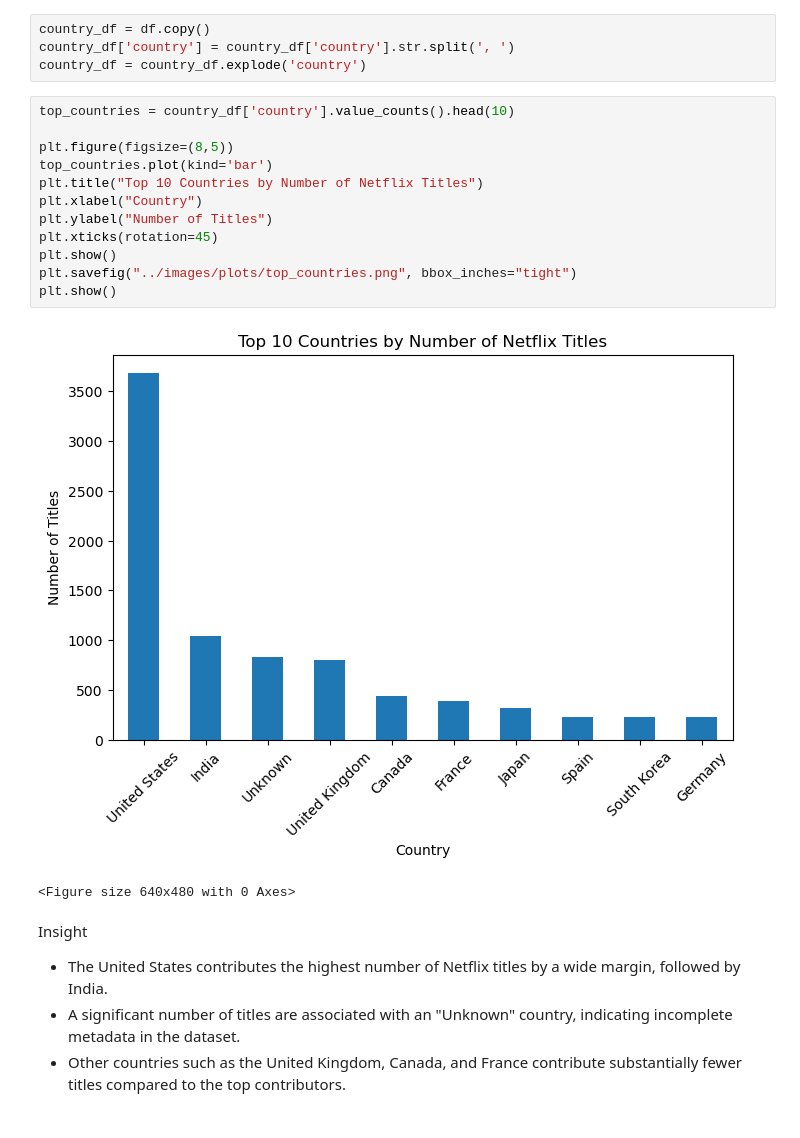
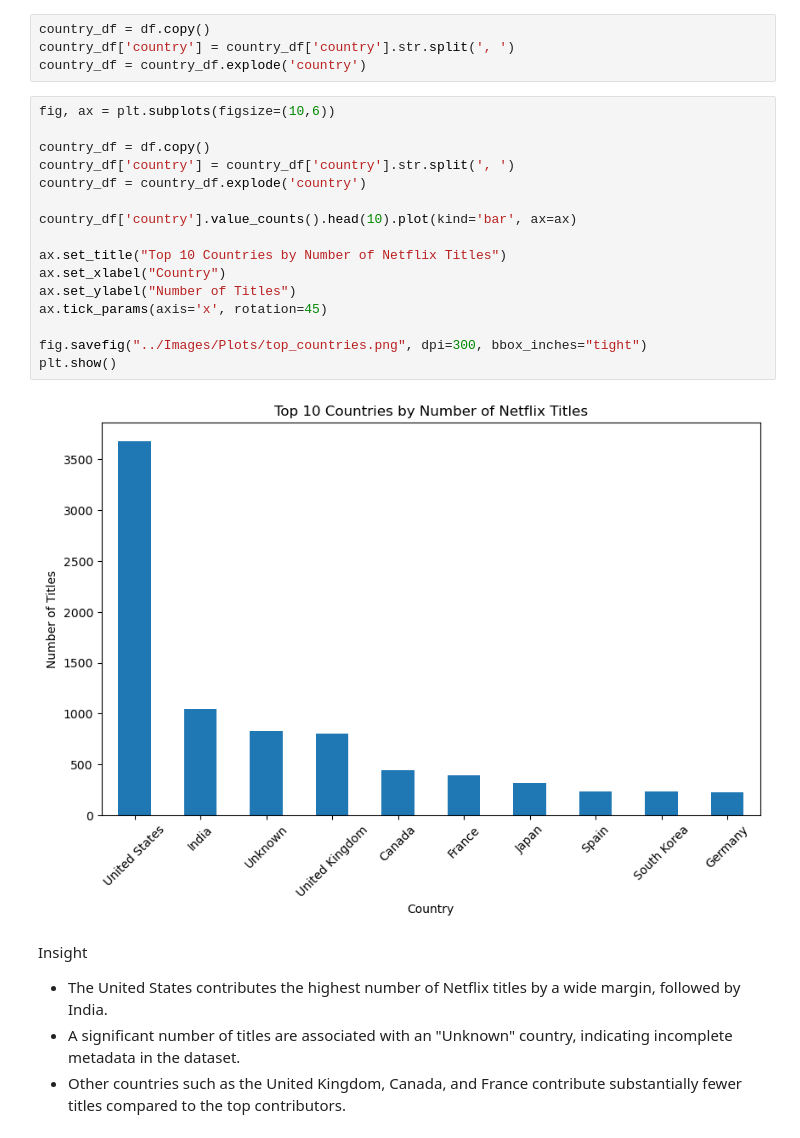
Before and after one commit to PrakashReddy1015/Netflix-eda, a Jupyter notebook: Notebooks/netflix_eda.ipynb, the cells around one changed output. Saved outputs shown, nothing was run; the diff lists cells and outputs as text.

```diff
--- a/Notebooks/netflix_eda.ipynb
+++ b/Notebooks/netflix_eda.ipynb
@@ -166,20 +167,23 @@ country_df = df.copy()
 country_df['country'] = country_df['country'].str.split(', ')
 country_df = country_df.explode('country')
 # %%
-top_countries = country_df['country'].value_counts().head(10)
+fig, ax = plt.subplots(figsize=(10,6))
 
-plt.figure(figsize=(8,5))
-top_countries.plot(kind='bar')
-plt.title("Top 10 Countries by Number of Netflix Titles")
-plt.xlabel("Country")
-plt.ylabel("Number of Titles")
-plt.xticks(rotation=45)
+country_df = df.copy()
+country_df['country'] = country_df['country'].str.split(', ')
+country_df = country_df.explode('country')
+
+country_df['country'].value_counts().head(10).plot(kind='bar', ax=ax)
+
+ax.set_title("Top 10 Countries by Number of Netflix Titles")
+ax.set_xlabel("Country")
+ax.set_ylabel("Number of Titles")
+ax.tick_params(axis='x', rotation=45)
+
+fig.savefig("../Images/Plots/top_countries.png", dpi=300, bbox_inches="tight")
 plt.show()
-plt.savefig("../images/plots/top_countries.png", bbox_inches="tight")
-plt.show()
 # %% [output]
-[figure, old version]
+[figure, new version]
-<Figure size 640x480 with 0 Axes>
 # %% [markdown]
 Insight
 - The United States contributes the highest number of Netflix titles by a wide margin, followed by India.
```
Also changed, not shown: parts of 3 cells of this notebook, 1 other file.
